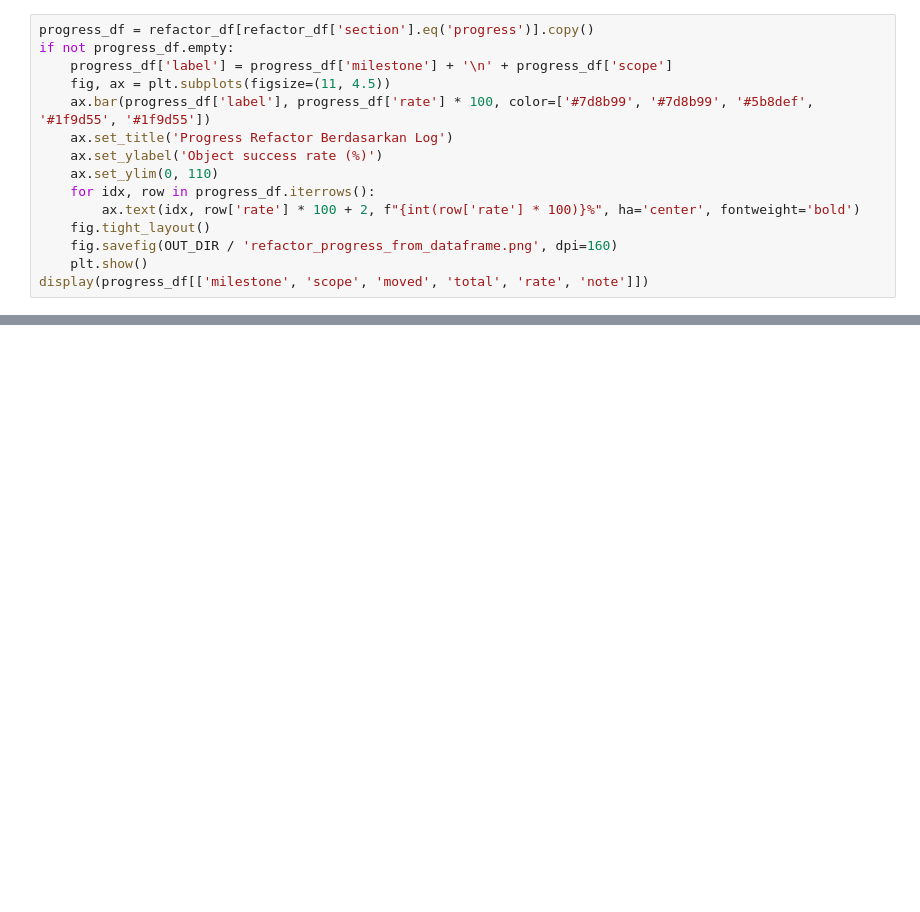
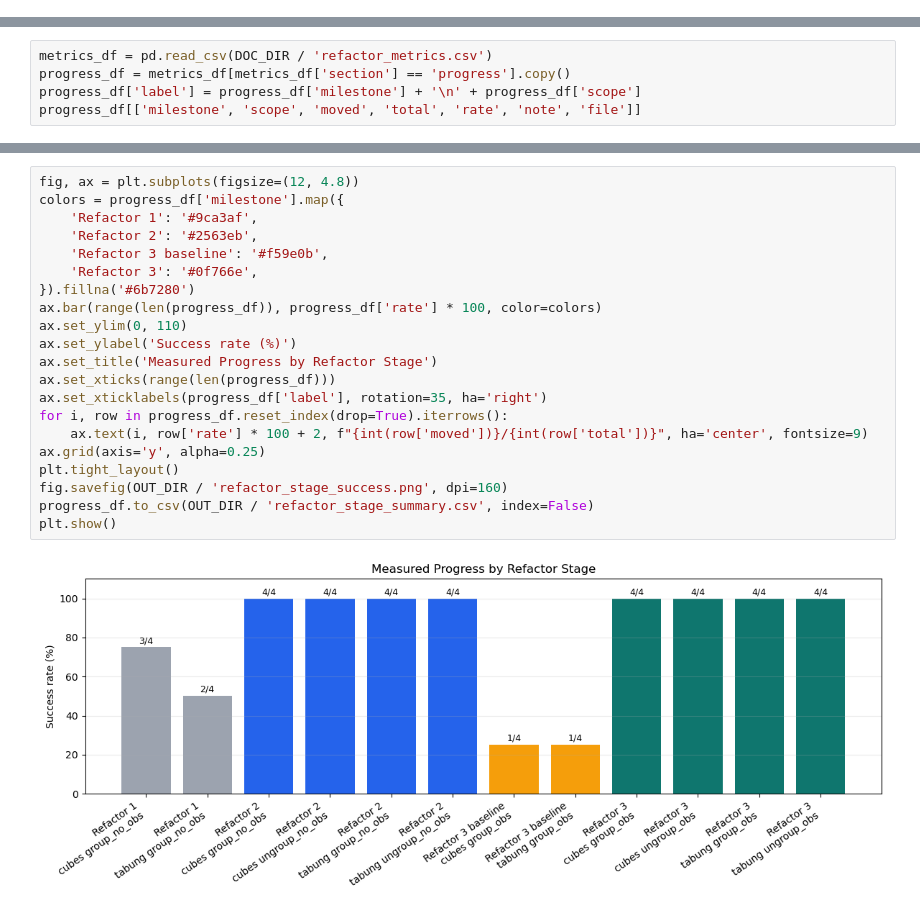
Before and after one commit to rafasoelistiono/MVP-CTAMP-ROBOT-V2, a Jupyter notebook: docs/ompl_log_analysis.ipynb, the cells around one changed output, grey strips where cells are left out. Drawn from its saved outputs; the diff is of its cells as text; blank space fills up the shorter version.

```diff
--- a/docs/ompl_log_analysis.ipynb
+++ b/docs/ompl_log_analysis.ipynb
@@ -260,15 +0,0 @@ Insight: Refactor 1 adalah fase observability dan diagnosis. Angka success rate
-# %%
-progress_df = refactor_df[refactor_df['section'].eq('progress')].copy()
-if not progress_df.empty:
-    progress_df['label'] = progress_df['milestone'] + '\n' + progress_df['scope']
-    fig, ax = plt.subplots(figsize=(11, 4.5))
-    ax.bar(progress_df['label'], progress_df['rate'] * 100, color=['#7d8b99', '#7d8b99', '#5b8def', '#1f9d55', '#1f9d55'])
-    ax.set_title('Progress Refactor Berdasarkan Log')
-    ax.set_ylabel('Object success rate (%)')
-    ax.set_ylim(0, 110)
-    for idx, row in progress_df.iterrows():
-        ax.text(idx, row['rate'] * 100 + 2, f"{int(row['rate'] * 100)}%", ha='center', fontweight='bold')
-    fig.tight_layout()
-    fig.savefig(OUT_DIR / 'refactor_progress_from_dataframe.png', dpi=160)
-    plt.show()
-display(progress_df[['milestone', 'scope', 'moved', 'total', 'rate', 'note']])
@@ -544,0 +113,5 @@ display(feedback_summary.tail(40))
+# %%
+metrics_df = pd.read_csv(DOC_DIR / 'refactor_metrics.csv')
+progress_df = metrics_df[metrics_df['section'] == 'progress'].copy()
+progress_df['label'] = progress_df['milestone'] + '\n' + progress_df['scope']
+progress_df[['milestone', 'scope', 'moved', 'total', 'rate', 'note', 'file']]
@@ -544,0 +132,23 @@ display(feedback_summary.tail(40))
+# %%
+fig, ax = plt.subplots(figsize=(12, 4.8))
+colors = progress_df['milestone'].map({
+    'Refactor 1': '#9ca3af',
+    'Refactor 2': '#2563eb',
+    'Refactor 3 baseline': '#f59e0b',
+    'Refactor 3': '#0f766e',
+}).fillna('#6b7280')
+ax.bar(range(len(progress_df)), progress_df['rate'] * 100, color=colors)
+ax.set_ylim(0, 110)
+ax.set_ylabel('Success rate (%)')
+ax.set_title('Measured Progress by Refactor Stage')
+ax.set_xticks(range(len(progress_df)))
+ax.set_xticklabels(progress_df['label'], rotation=35, ha='right')
+for i, row in progress_df.reset_index(drop=True).iterrows():
+    ax.text(i, row['rate'] * 100 + 2, f"{int(row['moved'])}/{int(row['total'])}", ha='center', fontsize=9)
+ax.grid(axis='y', alpha=0.25)
+plt.tight_layout()
+fig.savefig(OUT_DIR / 'refactor_stage_success.png', dpi=160)
+progress_df.to_csv(OUT_DIR / 'refactor_stage_summary.csv', index=False)
+plt.show()
+# %% [output]
+[figure, added]
```
Also changed, not shown: parts of 40 cells of this notebook, 38 other files.
